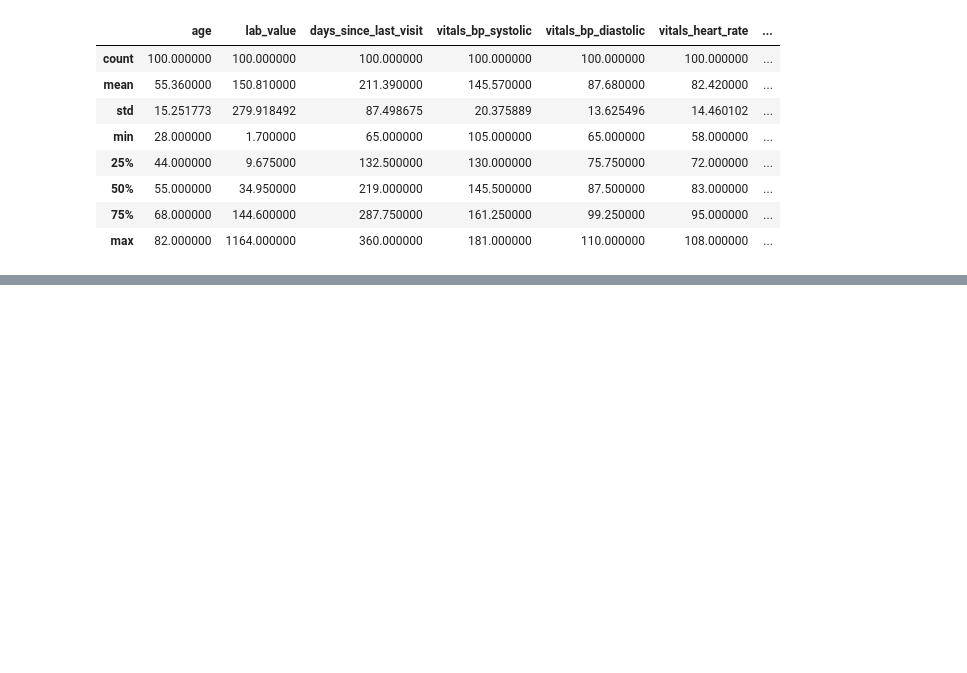
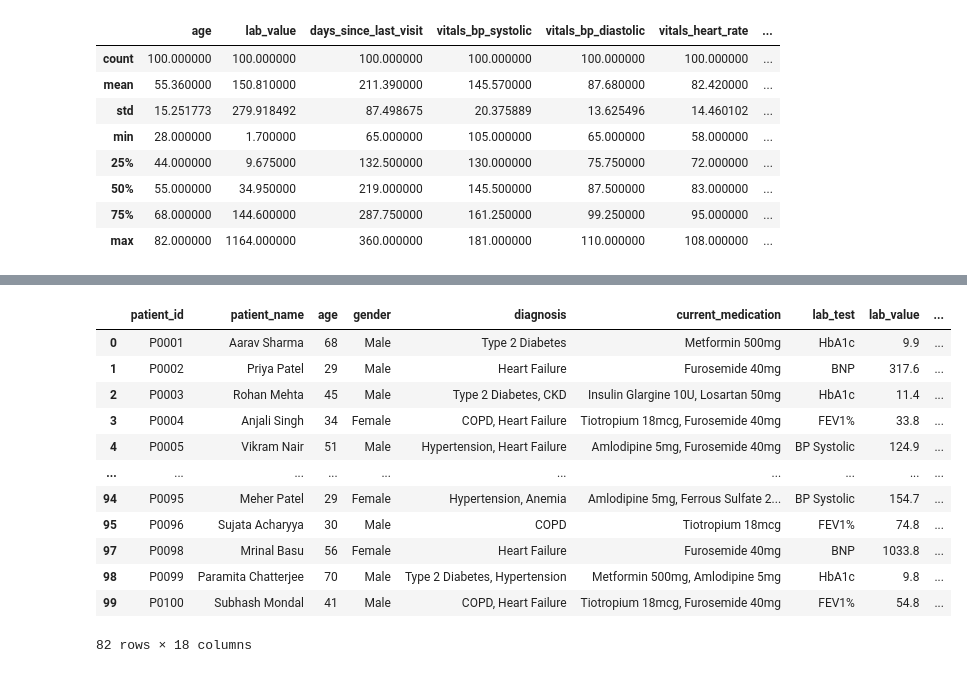
Before and after one commit to viveks007/Agent_Health_Care, a Jupyter notebook: healthcare_agent.ipynb, the cells around one changed output, grey strips where cells are left out. Saved outputs shown, nothing was run; the diff lists cells and outputs as text; code cells hidden in the pictures; blank space fills up the shorter version.

Commit message:
Test the agents

```diff
--- a/healthcare_agent.ipynb
+++ b/healthcare_agent.ipynb
@@ -78,0 +99,17 @@ df.describe()
+# %%
+from src.tools import *
+get_high_risk_patients(df)
+# %% [output]
+|  | patient_id | patient_name | age | gender | diagnosis | current_medication | lab_test | lab_value | ... |
+| 0 | P0001 | Aarav Sharma | 68 | Male | Type 2 Diabetes | Metformin 500mg | HbA1c | 9.9 | ... |
+| 1 | P0002 | Priya Patel | 29 | Male | Heart Failure | Furosemide 40mg | BNP | 317.6 | ... |
+| 2 | P0003 | Rohan Mehta | 45 | Male | Type 2 Diabetes, CKD | Insulin Glargine 10U, Losartan 50mg | HbA1c | 11.4 | ... |
+| 3 | P0004 | Anjali Singh | 34 | Female | COPD, Heart Failure | Tiotropium 18mcg, Furosemide 40mg | FEV1% | 33.8 | ... |
+| 4 | P0005 | Vikram Nair | 51 | Male | Hypertension, Heart Failure | Amlodipine 5mg, Furosemide 40mg | BP Systolic | 124.9 | ... |
+| ... | ... | ... | ... | ... | ... | ... | ... | ... | ... |
+| 94 | P0095 | Meher Patel | 29 | Female | Hypertension, Anemia | Amlodipine 5mg, Ferrous Sulfate 2... | BP Systolic | 154.7 | ... |
+| 95 | P0096 | Sujata Acharyya | 30 | Male | COPD | Tiotropium 18mcg | FEV1% | 74.8 | ... |
+| 97 | P0098 | Mrinal Basu | 56 | Female | Heart Failure | Furosemide 40mg | BNP | 1033.8 | ... |
+| 98 | P0099 | Paramita Chatterjee | 70 | Male | Type 2 Diabetes, Hypertension | Metformin 500mg, Amlodipine 5mg | HbA1c | 9.8 | ... |
+| 99 | P0100 | Subhash Mondal | 41 | Male | COPD, Heart Failure | Tiotropium 18mcg, Furosemide 40mg | FEV1% | 54.8 | ... |
+82 rows × 18 columns
```
Also changed, not shown: parts of 6 cells of this notebook, 3 other files.
